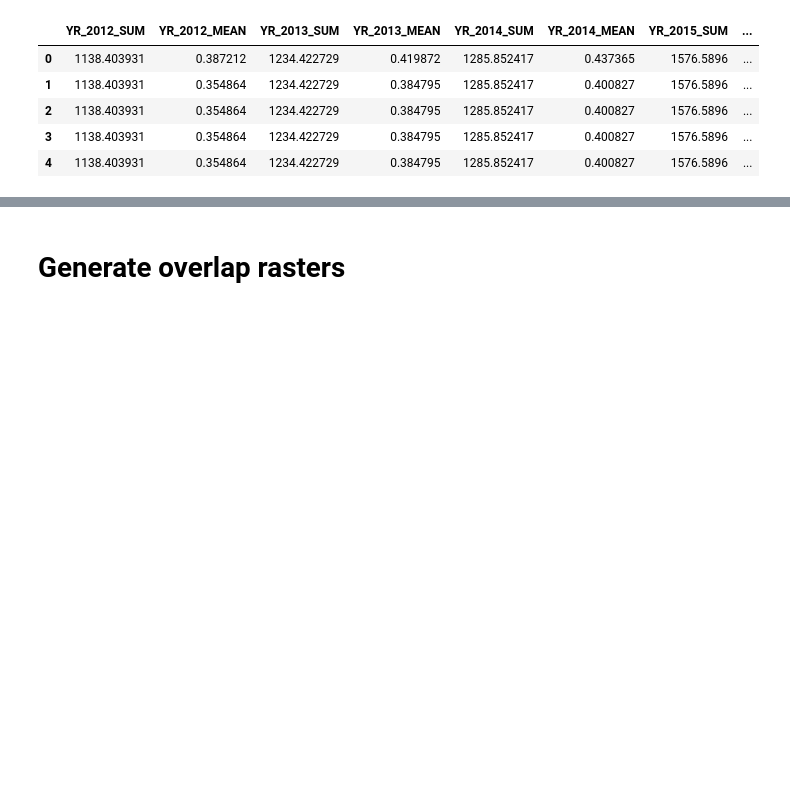
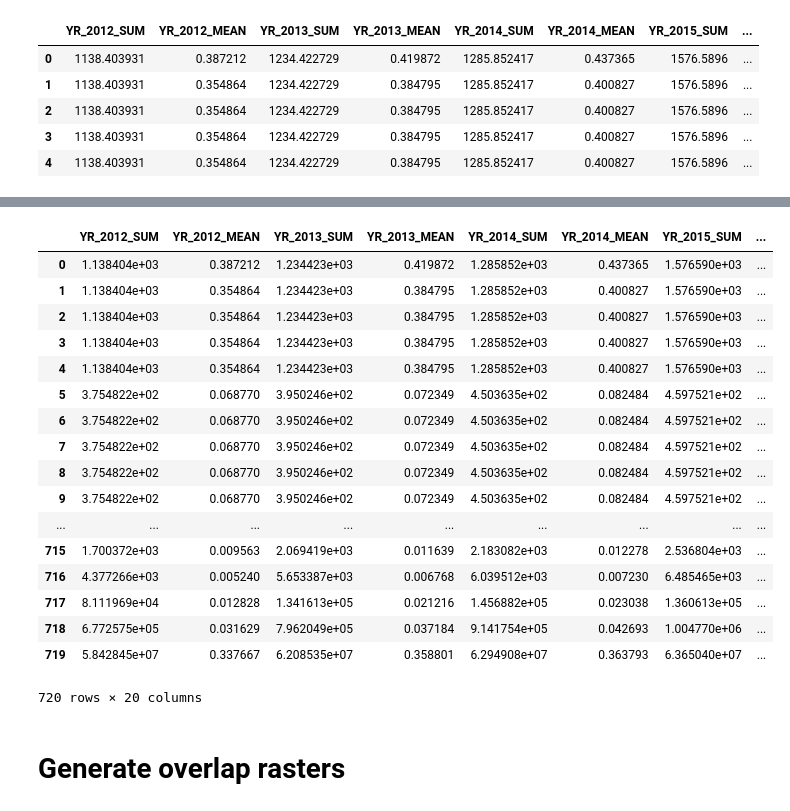
Before and after one commit to worldbank/INFRA_SAP, a Jupyter notebook: Notebooks/ZON_INFRA_B_Ports_MA_Zonal.ipynb, the cells around one changed output, grey strips where cells are left out. Cells and saved outputs as stored; diff of their text form; code cells hidden in the pictures; blank space fills up the shorter version.

```diff
--- a/Notebooks/ZON_INFRA_B_Ports_MA_Zonal.ipynb
+++ b/Notebooks/ZON_INFRA_B_Ports_MA_Zonal.ipynb
@@ -174,3 +183,24 @@ final_named.to_csv("/home/wb411133/temp/ALL_Port_Results.csv")
+# %%
+final
+# %% [output]
+|  | YR_2012_SUM | YR_2012_MEAN | YR_2013_SUM | YR_2013_MEAN | YR_2014_SUM | YR_2014_MEAN | YR_2015_SUM | ... |
+| 0 | 1.138404e+03 | 0.387212 | 1.234423e+03 | 0.419872 | 1.285852e+03 | 0.437365 | 1.576590e+03 | ... |
+| 1 | 1.138404e+03 | 0.354864 | 1.234423e+03 | 0.384795 | 1.285852e+03 | 0.400827 | 1.576590e+03 | ... |
+| 2 | 1.138404e+03 | 0.354864 | 1.234423e+03 | 0.384795 | 1.285852e+03 | 0.400827 | 1.576590e+03 | ... |
+| 3 | 1.138404e+03 | 0.354864 | 1.234423e+03 | 0.384795 | 1.285852e+03 | 0.400827 | 1.576590e+03 | ... |
+| 4 | 1.138404e+03 | 0.354864 | 1.234423e+03 | 0.384795 | 1.285852e+03 | 0.400827 | 1.576590e+03 | ... |
+| 5 | 3.754822e+02 | 0.068770 | 3.950246e+02 | 0.072349 | 4.503635e+02 | 0.082484 | 4.597521e+02 | ... |
+| 6 | 3.754822e+02 | 0.068770 | 3.950246e+02 | 0.072349 | 4.503635e+02 | 0.082484 | 4.597521e+02 | ... |
+| 7 | 3.754822e+02 | 0.068770 | 3.950246e+02 | 0.072349 | 4.503635e+02 | 0.082484 | 4.597521e+02 | ... |
+| 8 | 3.754822e+02 | 0.068770 | 3.950246e+02 | 0.072349 | 4.503635e+02 | 0.082484 | 4.597521e+02 | ... |
+| 9 | 3.754822e+02 | 0.068770 | 3.950246e+02 | 0.072349 | 4.503635e+02 | 0.082484 | 4.597521e+02 | ... |
+| ... | ... | ... | ... | ... | ... | ... | ... | ... |
+| 715 | 1.700372e+03 | 0.009563 | 2.069419e+03 | 0.011639 | 2.183082e+03 | 0.012278 | 2.536804e+03 | ... |
+| 716 | 4.377266e+03 | 0.005240 | 5.653387e+03 | 0.006768 | 6.039512e+03 | 0.007230 | 6.485465e+03 | ... |
+| 717 | 8.111969e+04 | 0.012828 | 1.341613e+05 | 0.021216 | 1.456882e+05 | 0.023038 | 1.360613e+05 | ... |
+| 718 | 6.772575e+05 | 0.031629 | 7.962049e+05 | 0.037184 | 9.141754e+05 | 0.042693 | 1.004770e+06 | ... |
+| 719 | 5.842845e+07 | 0.337667 | 6.208535e+07 | 0.358801 | 6.294908e+07 | 0.363793 | 6.365040e+07 | ... |
+720 rows × 20 columns
 # %% [markdown]
 # Generate overlap rasters
 # %%
```
Also changed, not shown: parts of 5 cells of this notebook, 4 other files.
